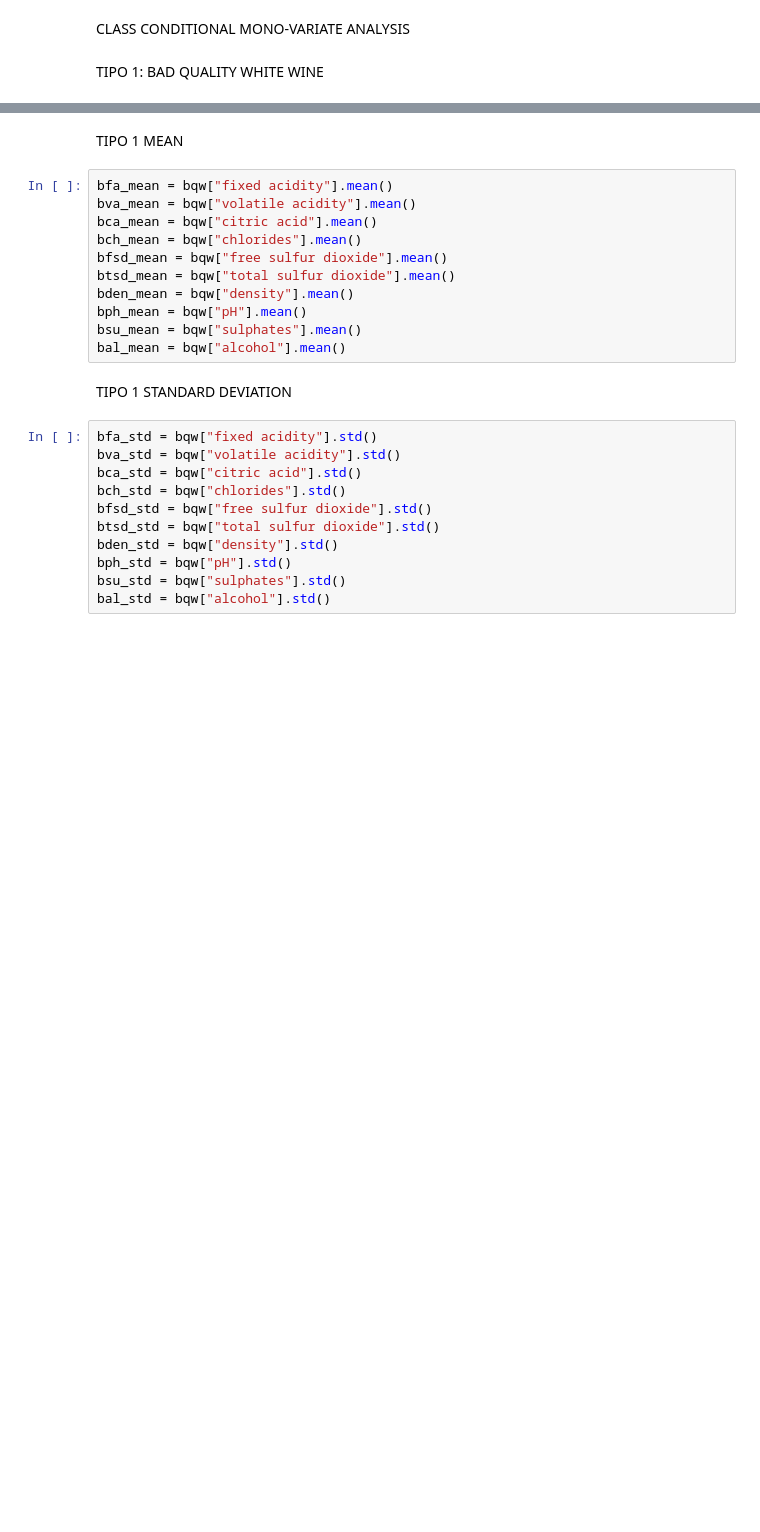
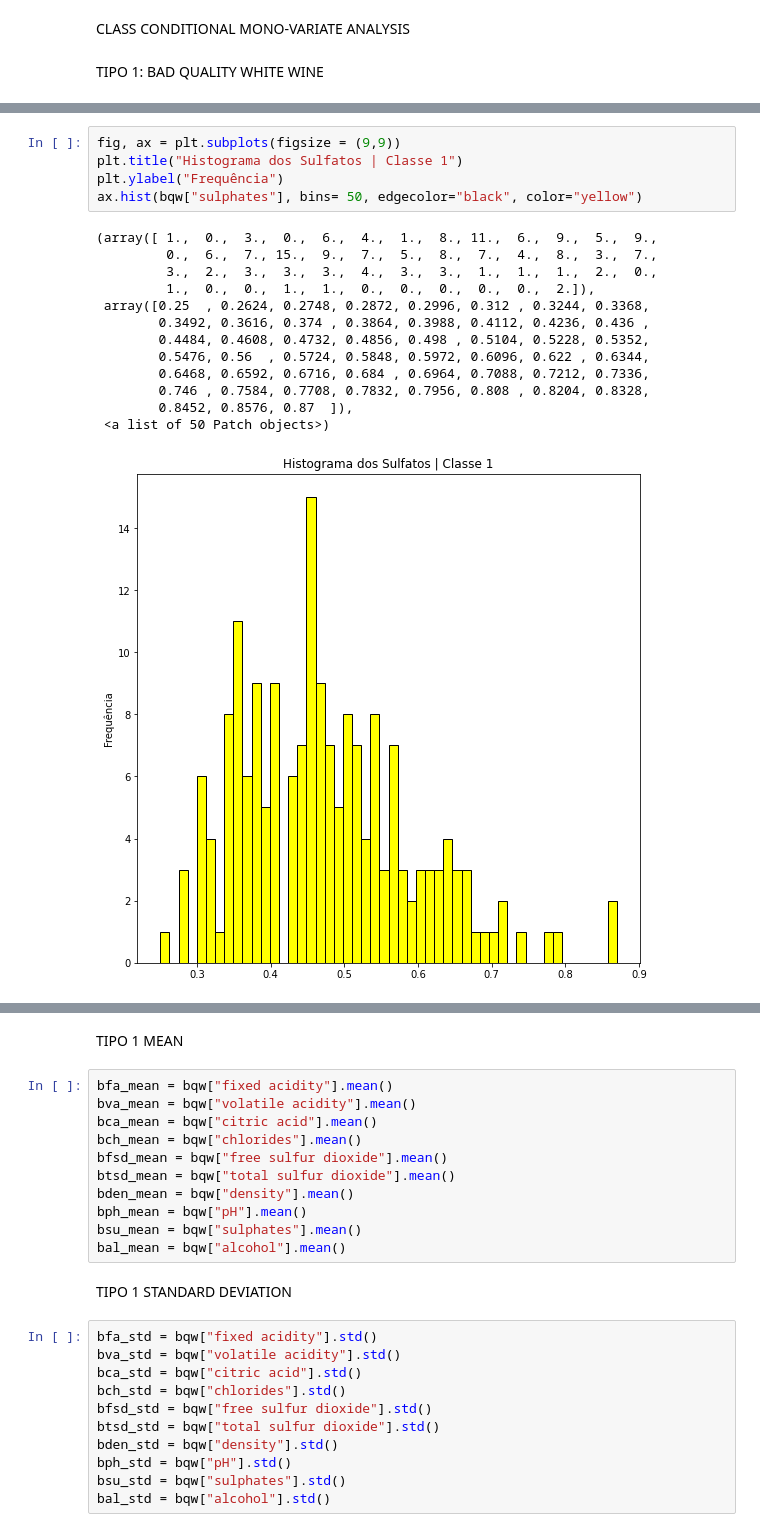
Before and after one commit to Arthurpbezerra/IcaHomework1, a Jupyter notebook: vinho.ipynb, the cells around one changed output, grey strips where cells are left out. Drawn from its saved outputs; the diff is of its cells as text; blank space fills up the shorter version.

```diff
--- a/vinho.ipynb
+++ b/vinho.ipynb
@@ -336,0 +390,19 @@ TIPO 1: BAD QUALITY WHITE WINE
+# %%
+fig, ax = plt.subplots(figsize = (9,9))
+plt.title("Histograma dos Sulfatos | Classe 1")
+plt.ylabel("Frequência")
+ax.hist(bqw["sulphates"], bins= 50, edgecolor="black", color="yellow")
+# %% [output]
+(array([ 1.,  0.,  3.,  0.,  6.,  4.,  1.,  8., 11.,  6.,  9.,  5.,  9.,
+         0.,  6.,  7., 15.,  9.,  7.,  5.,  8.,  7.,  4.,  8.,  3.,  7.,
+         3.,  2.,  3.,  3.,  3.,  4.,  3.,  3.,  1.,  1.,  1.,  2.,  0.,
+         1.,  0.,  0.,  1.,  1.,  0.,  0.,  0.,  0.,  0.,  2.]),
+ array([0.25  , 0.2624, 0.2748, 0.2872, 0.2996, 0.312 , 0.3244, 0.3368,
+        0.3492, 0.3616, 0.374 , 0.3864, 0.3988, 0.4112, 0.4236, 0.436 ,
+        0.4484, 0.4608, 0.4732, 0.4856, 0.498 , 0.5104, 0.5228, 0.5352,
+        0.5476, 0.56  , 0.5724, 0.5848, 0.5972, 0.6096, 0.622 , 0.6344,
+        0.6468, 0.6592, 0.6716, 0.684 , 0.6964, 0.7088, 0.7212, 0.7336,
+        0.746 , 0.7584, 0.7708, 0.7832, 0.7956, 0.808 , 0.8204, 0.8328,
+        0.8452, 0.8576, 0.87  ]),
+ <a list of 50 Patch objects>)
+[figure, added]
```
Also changed, not shown: parts of 22 cells of this notebook.
